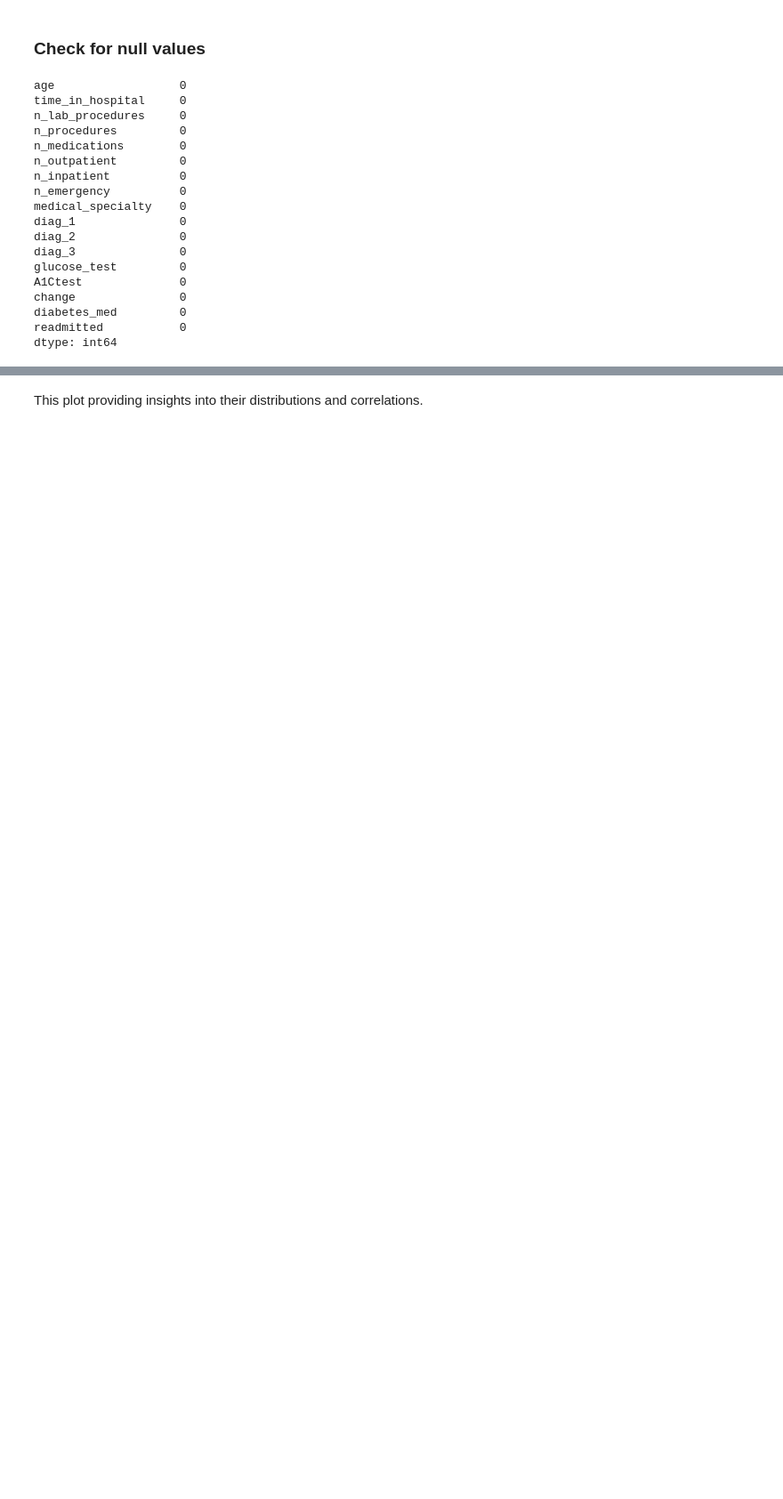
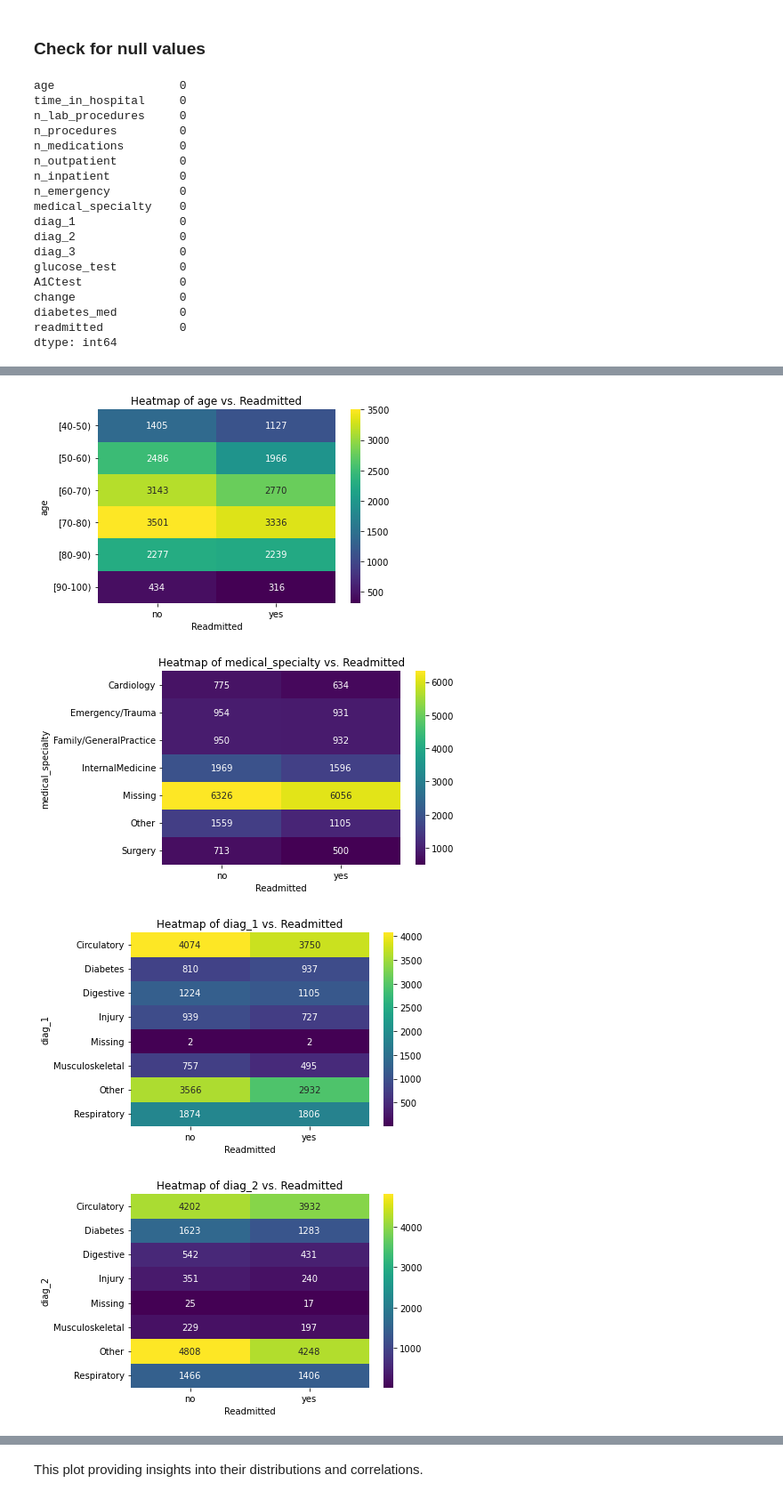
Before and after one commit to z1368/Hospital-Readmission-, a Jupyter notebook: 00 - eda.ipynb, the cells around one changed output, grey strips where cells are left out. Shown at 89% size. Drawn from its saved outputs; the diff is of its cells as text; code cells hidden in the pictures; blank space fills up the shorter version.

```diff
--- a/00 - eda.ipynb
+++ b/00 - eda.ipynb
@@ -156,0 +211,14 @@ Name: readmitted, dtype: int64
+# %%
+for col in data.select_dtypes(include=('object', 'category')):
+    if col != 'readmitted':  # Example of relationship with 'readmitted'
+        cross_tab = pd.crosstab(data[col], data['readmitted'])
+        sns.heatmap(cross_tab, annot=True, fmt='d', cmap='viridis')
+        plt.title(f"Heatmap of {col} vs. Readmitted")
+        plt.xlabel("Readmitted")
+        plt.ylabel(col)
+        plt.show()
+# %% [output]
+[figure, added]
+[figure, added]
+[figure, added]
+[figure, added]
```
Also changed, not shown: parts of 37 cells of this notebook, 1 other file.
